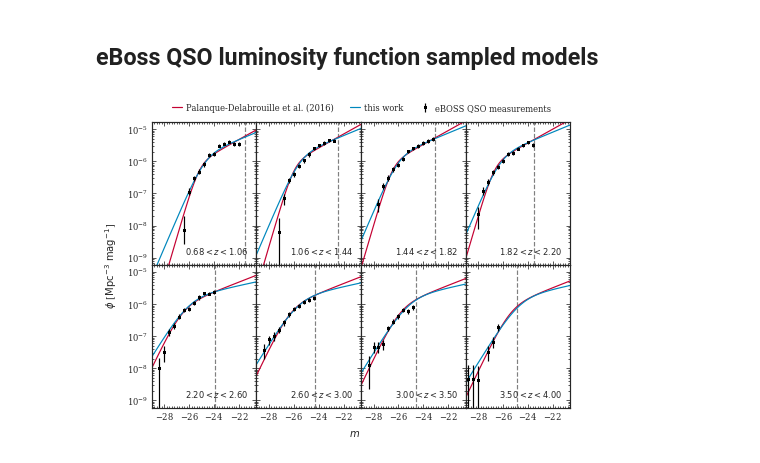
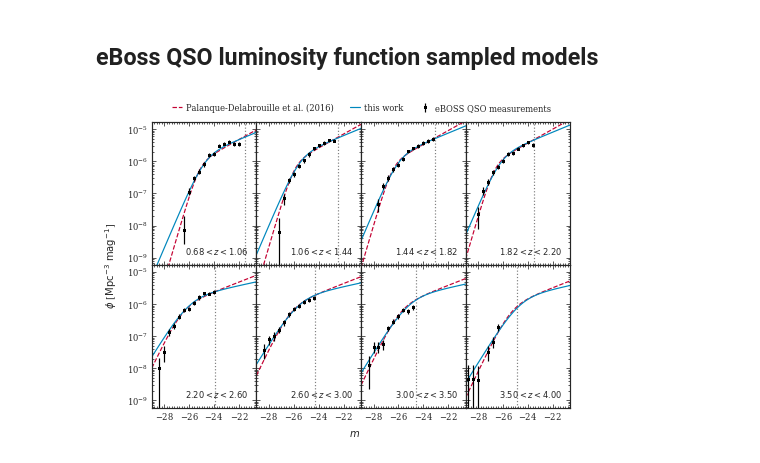
Before and after one commit to MikeSWang/HorizonGRound, a Jupyter notebook: notebooks/refit_QSO_luminosity_function.ipynb, the cells around one changed output. Saved outputs shown, nothing was run; the diff lists cells and outputs as text; code cells hidden in the pictures.

Commit message:
Plotting style changed for colour blind friendliness.

```diff
--- a/notebooks/refit_QSO_luminosity_function.ipynb
+++ b/notebooks/refit_QSO_luminosity_function.ipynb
@@ -114,7 +114,7 @@ for bin_idx, redshift in enumerate(redshift_bins):
         )
         plt.plot(
             m, reference_model.luminosity_function(m, redshift),
-            zorder=2, label='Palanque-Delabrouille et al. (2016)'
+            ls='--', zorder=2, label='Palanque-Delabrouille et al. (2016)'
         )
         plt.plot(
             m, refitted_model.luminosity_function(m, redshift),
@@ -125,12 +125,12 @@ for bin_idx, redshift in enumerate(redshift_bins):
             magnitude_bins, data_values, data_errors,
             fmt='s', zorder=3,
         )
-        plt.plot(m, reference_model.luminosity_function(m, redshift), zorder=2)
+        plt.plot(m, reference_model.luminosity_function(m, redshift), ls='--', zorder=2)
         plt.plot(m, refitted_model.luminosity_function(m, redshift), zorder=2)
 
     plt.axvline(
         refitted_model.luminosity_threshold(redshift) - konstante_correction(redshift),
-        ls='--', c='0.5', zorder=1
+        ls=':', c='0.5', zorder=1
     )
 
     # Set up axes.
@@ -144,31 +144,31 @@ for bin_idx, redshift in enumerate(redshift_bins):
 
     plt.yscale('log')
     plt.ylim(*DENSITY_RANGE)
 
     if col_idx > 0:
         plt.tick_params(axis='y', which='both', direction='in', labelleft=False)
 
     plt.title(
         redshift_labels[bin_idx], loc='right', position=(0.925, 0.025),
         fontsize='small', zorder=2
     )
 
 lines, labels = [], []
 for ax in fig.axes:
     ax_line, ax_label = ax.get_legend_handles_labels()
     lines.extend(ax_line)
     labels.extend(ax_label)
 
 plt.figtext(0.5, 0.0475, r"$m$", ha='center')
 plt.figtext(
     0.035, 0.5, r"$\phi$ [$\mathrm{Mpc}^{-3}\ \mathrm{mag}^{-1}$]", va='center', rotation='vertical'
 )
 plt.legend(
     lines, labels, ncol=3, handlelength=1.2, handletextpad=0.5,
     bbox_to_anchor=(-1., 2.1), loc='center'
 )
 
 plt.subplots_adjust(hspace=0, wspace=0)
 fig.savefig(PATHOUT/"publication"/"gallery"/"luminosity_function.pdf")
 # %% [output]
-[figure, old version]
+[figure, new version]
```
Also changed, not shown: 3 other files.
